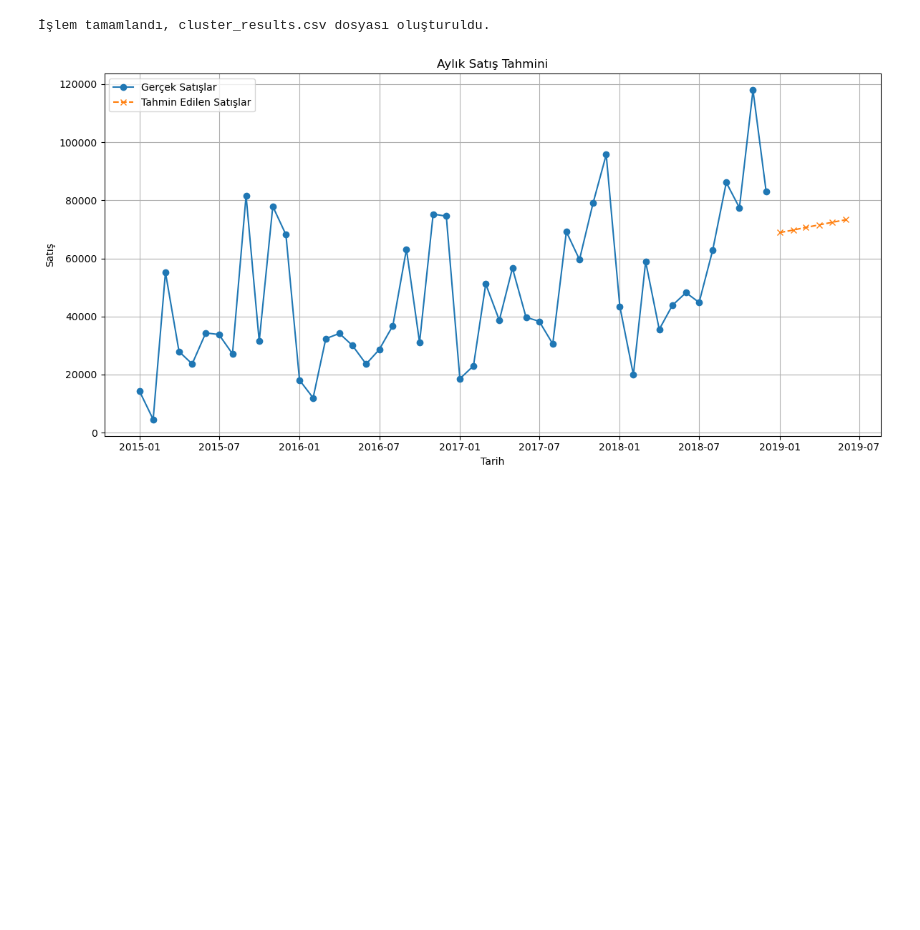
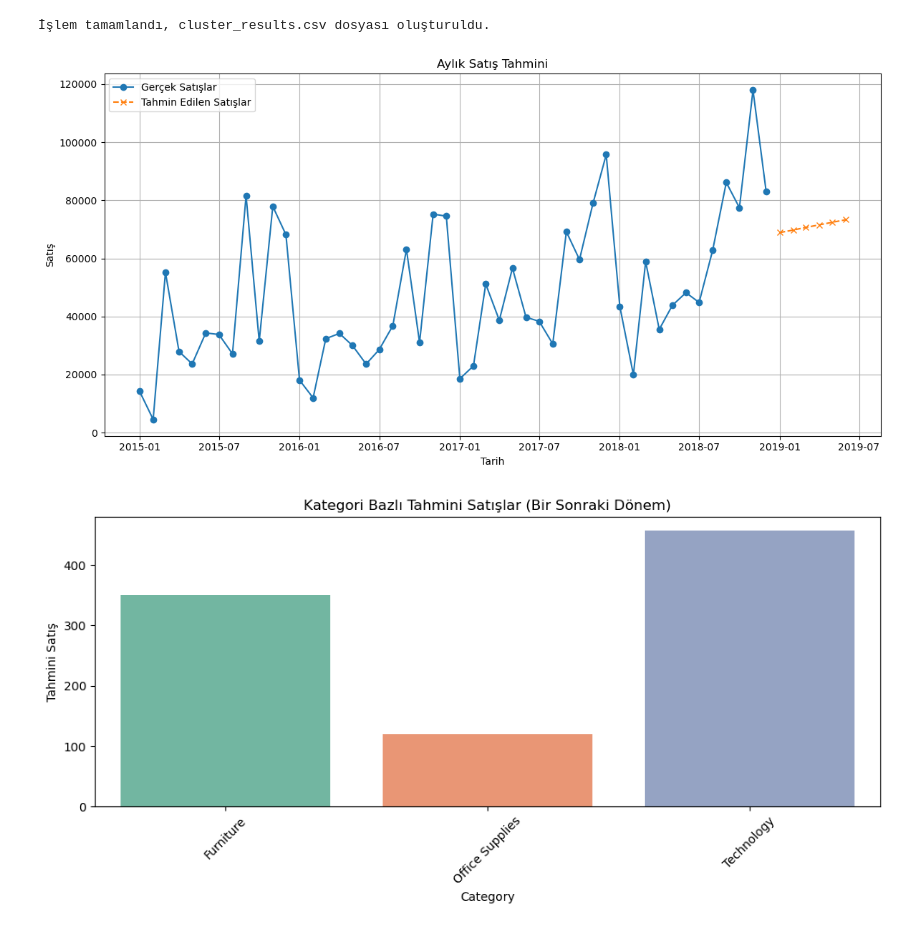
Before and after one commit to yasindenizcure/Satis_Verileri_Analizi_Kumeleme, a Jupyter notebook: Sales_Kmeans.ipynb, the cells around one changed output. Drawn from its saved outputs; the diff is of its cells as text; code cells hidden in the pictures; blank space fills up the shorter version.

```diff
--- a/Sales_Kmeans.ipynb
+++ b/Sales_Kmeans.ipynb
@@ -124,68 +124,54 @@ plt.grid(True)
 plt.tight_layout()
 plt.savefig('ayliksatistahmini.png')
 plt.show()
 # Satış tahminleri
-def grafik_ile_tahmin(df, grup_kolonu, baslik):
-    tahmin_sonuclari = []
+# 1. Tahmini satış verisi oluştur
+df_tahmin = df.groupby('Category')['Sales'].mean().reset_index()
+df_tahmin.columns = ['Category', 'Tahmini_Satis']
 
-    for grup in df[grup_kolonu].unique():
-        df_grup = df[df[grup_kolonu] == grup]
-        df_grup = df_grup.groupby('Order Date')['Sales'].sum().reset_index()
-        df_grup['Order Date'] = pd.to_datetime(df_grup['Order Date'])
-        df_grup = df_grup.sort_values('Order Date')
-        df_grup['Order_Num'] = range(len(df_grup))
+# 2. Grafik parametreleri
+grup_kolonu = 'Category'
+baslik = 'Kategori'
 
-        X = df_grup[['Order_Num']]
-        y = df_grup['Sales']
-
-        if len(X) < 2:
-            continue  # Yeterli veri yoksa atla
-
-        model = LinearRegression()
-        model.fit(X, y)
-
-        future = pd.DataFrame({'Order_Num': [len(X)]})
-        prediction = model.predict(future)[0]
-
-        tahmin_sonuclari.append({
-            grup_kolonu: grup,
-            'Tahmini_Satis': prediction
-        })
-
-    # Veri çerçevesine dönüştür
-    df_tahmin = pd.DataFrame(tahmin_sonuclari)
-
-    # Çubuk grafik çizimi
-    plt.figure(figsize=(10, 5))
-    sns.barplot(x=grup_kolonu, y='Tahmini_Satis', data=df_tahmin, palette='Set2')
-    plt.title(f'{baslik} Bazlı Tahmini Satışlar (Bir Sonraki Dönem)')
-    plt.ylabel('Tahmini Satış')
-    plt.xlabel(grup_kolonu)
-    plt.xticks(rotation=45)
-    plt.tight_layout()
-    plt.savefig('ayliksatis.png')
-    plt.show()
+# 3. Görselleştirme
+plt.figure(figsize=(10, 5))
+sns.barplot(
+    x=grup_kolonu,
+    y='Tahmini_Satis',
+    data=df_tahmin,
+    hue=grup_kolonu,         # <--- eklendi
+    palette='Set2',
+    legend=False             # <--- gerek yok çünkü x ekseni etiketli
+)
+plt.title(f'{baslik} Bazlı Tahmini Satışlar (Bir Sonraki Dönem)')
+plt.ylabel('Tahmini Satış')
+plt.xlabel(grup_kolonu)
+plt.xticks(rotation=45)
+plt.tight_layout()
+plt.savefig('ayliksatis.png')
+plt.show()
 # %% [output]
 Veri sütunları: Index(['Row ID', 'Order ID', 'Order Date', 'Ship Date', 'Ship Mode',
        'Customer ID', 'Customer Name', 'Segment', 'Country', 'City', 'State',
        'Postal Code', 'Region', 'Product ID', 'Category', 'Sub-Category',
        'Product Name', 'Sales'],
       dtype='object')
    Row ID        Order ID  Order Date   Ship Date       Ship Mode Customer ID  \
 0       1  CA-2017-152156  08/11/2017  11/11/2017    Second Class    CG-12520
 1       2  CA-2017-152156  08/11/2017  11/11/2017    Second Class    CG-12520
 2       3  CA-2017-138688  12/06/2017  16/06/2017    Second Class    DV-13045
 3       4  US-2016-108966  11/10/2016  18/10/2016  Standard Class    SO-20335
 4       5  US-2016-108966  11/10/2016  18/10/2016  Standard Class    SO-20335
 
 ... (69 lines left out)
 Region            4
 Category          3
 Sub-Category     17
 dtype: int64
 [figure]
 [figure]
 [figure]
 [figure]
 İşlem tamamlandı, cluster_results.csv dosyası oluşturuldu.
 [figure]
+[figure, added]
```
Also changed, not shown: 1 other file.
